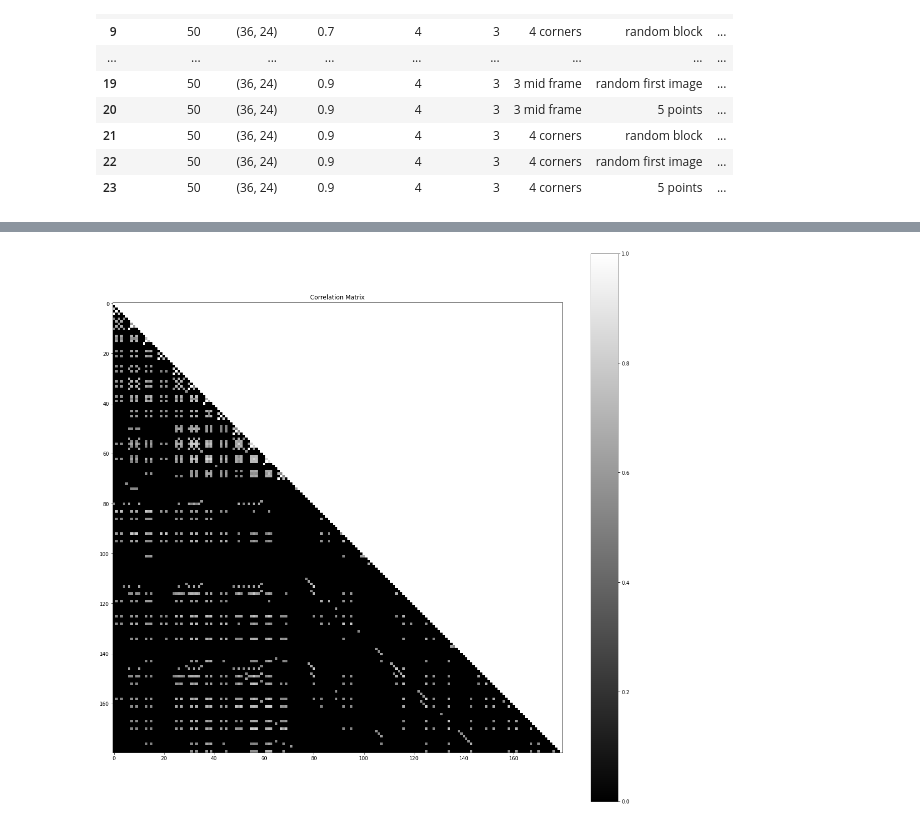
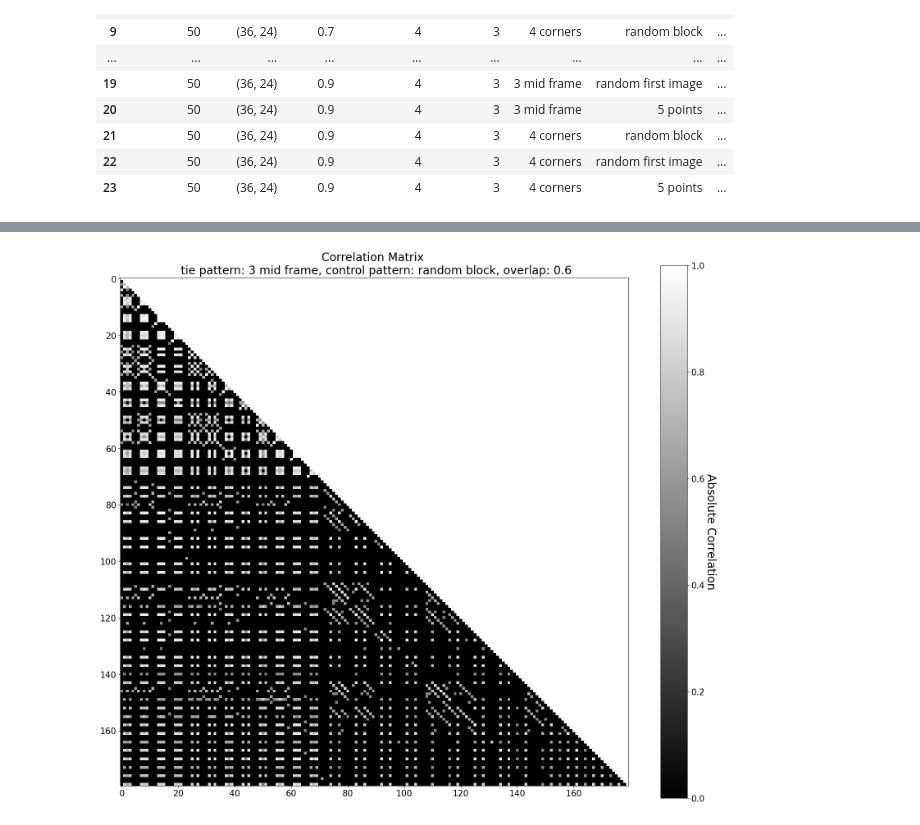
Before and after one commit to orenltr/Photogrammetry, a Jupyter notebook: Numerical_Aspects_in_Photogrammetry/Main_hw2.ipynb, the cells around one changed output, grey strips where cells are left out. Saved outputs shown, nothing was run; the diff lists cells and outputs as text; code cells hidden in the pictures.

```diff
--- a/Numerical_Aspects_in_Photogrammetry/Main_hw2.ipynb
+++ b/Numerical_Aspects_in_Photogrammetry/Main_hw2.ipynb
@@ -68,8 +65,13 @@ np.random.seed(0)
 fig, axes = plt.subplots(1, 1, figsize=(10, 10))
 fig.suptitle('Simulation of a block', fontsize=20)
 # simulate a block
-a = SimulateBlock(50, (36, 24), overlap=0.6 , num_images=4, num_strips=3,  tie_pattern='3 mid frame', control_pattern='random block',num_control_points=5, rotations_sigma=10, altitude=100)
+a = SimulateBlock(50, (36, 24), overlap=0.6 , num_images=4, num_strips=3,  tie_pattern='3 mid frame', control_pattern='random first image',num_control_points=5, rotations_sigma=10, altitude=100)
 block = a.simulate_block()
 # plot the block
 block.draw_block(ax = axes)
+axes.set_title(f'tie pattern: {a.tie_pattern}, control pattern: {a.control_pattern}, overlap: {a.overlap}', fontsize=15)
+axes.set_xlabel('x [m]', fontsize=15)
+axes.set_ylabel('y [m]', fontsize=15)
+plt.show()
+fig.savefig('Simulation of a block.png')
 # %% [output]
@@ -229,11 +257,27 @@ failed_configurations
 # %%
+# Plot the correlation matrix
+index = 0
 # Mask the values with absolute value lower than 0.5
-correlation_matrix[np.abs(correlation_matrix) <= 0.5]=0
-# Plot the correlation matrix
+correlation_matrix = np.abs(corr_matrices[index])
+correlation_matrix[correlation_matrix <= 0.5]=0
 fig, ax = plt.subplots(figsize=(20, 20))
-plt.imshow(np.abs(correlation_matrix), cmap='gray', vmin=0, vmax=1)
-plt.colorbar()
-plt.title('Correlation Matrix')
+heatmap  = plt.imshow(np.abs(correlation_matrix), cmap='gray', vmin=0, vmax=1)
+
+# colorbar
+cbar = plt.colorbar(heatmap)
+cbar.set_label('Absolute Correlation', rotation=270, labelpad=20, fontsize=20)
+cbar.ax.tick_params(labelsize=15)
+# title
+plt.title(f'Correlation Matrix \n tie pattern: {config.tie_pattern[index]}, control pattern: {config.control_pattern[index]}, overlap: {config.overlap[index]}', fontsize=20)
+
+# adjust ticks and labels font size
+ax.tick_params(axis='both', which='major', labelsize=15)
+
+
+# Adjust the subplot's position and size
+fig.subplots_adjust(top=0.8, bottom=0.15)
+
 plt.show()
+fig.savefig('Correlation matrix masked.png')
 # %% [output]
-[figure, old version]
+[figure, new version]
```
Also changed, not shown: parts of 12 cells of this notebook, 6 other files.
